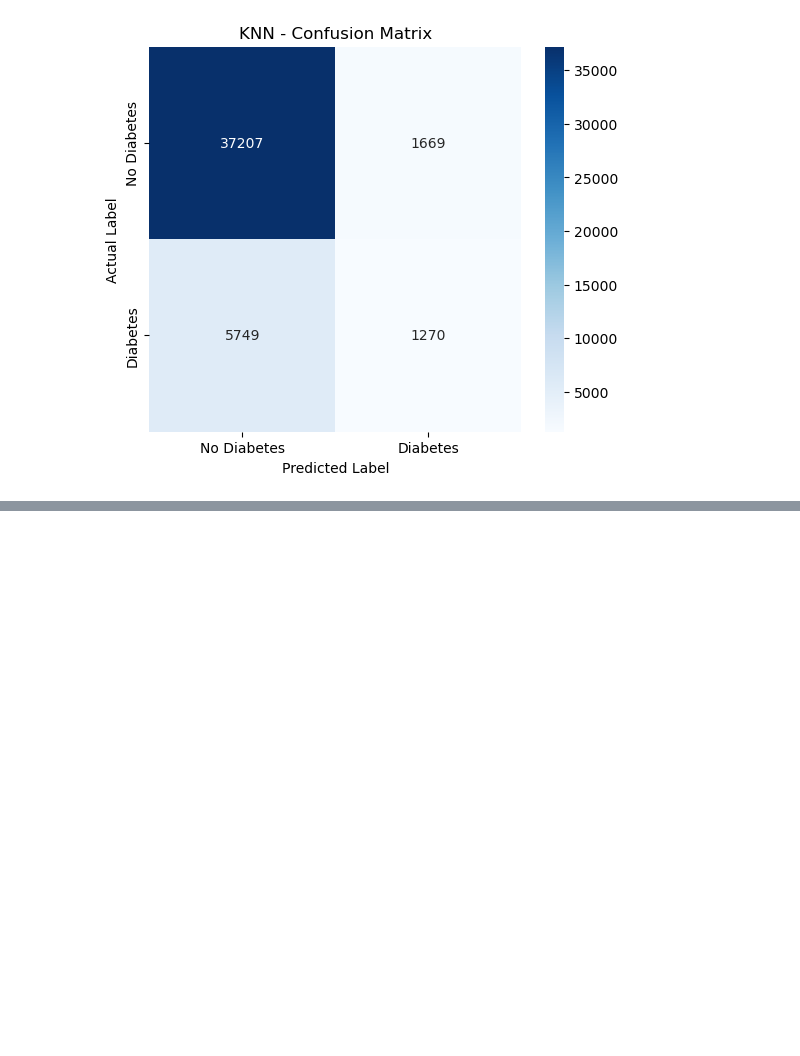
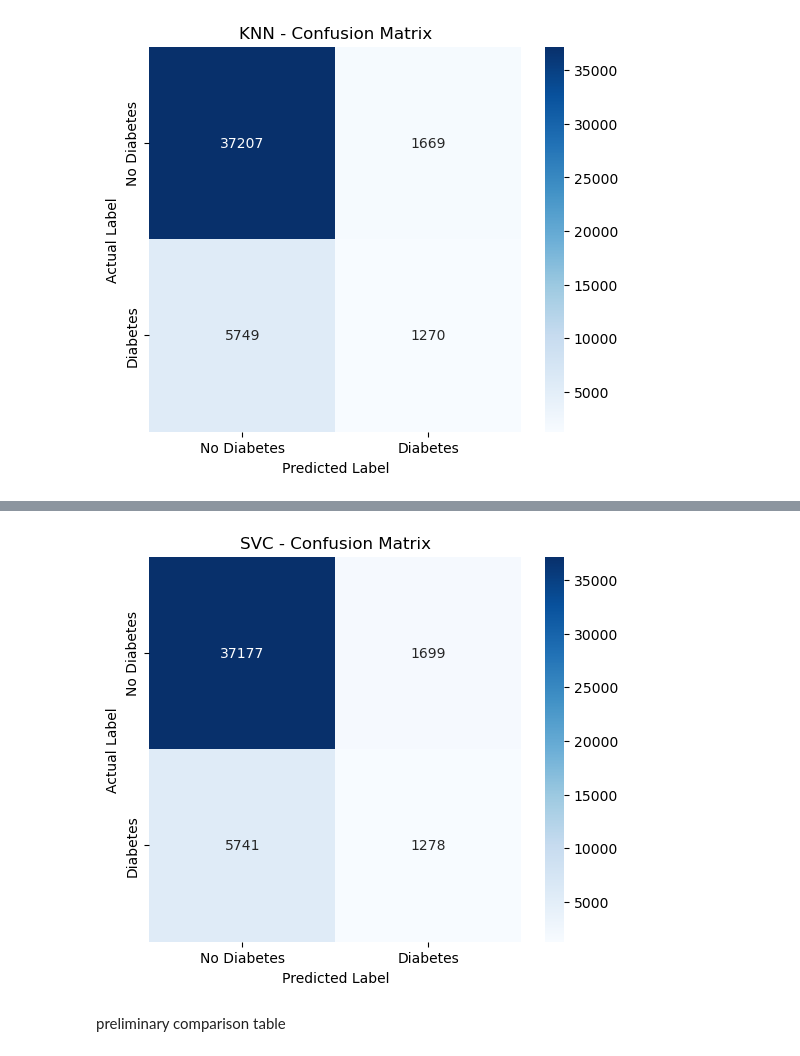
Before and after one commit to kartik815/ML-Diabetes-Case-Study, a Jupyter notebook: notebooks/classification.ipynb, the cells around one changed output, grey strips where cells are left out. Saved outputs shown, nothing was run; the diff lists cells and outputs as text; code cells hidden in the pictures; blank space fills up the shorter version.

```diff
--- a/notebooks/classification.ipynb
+++ b/notebooks/classification.ipynb
@@ -1122,0 +1449,14 @@ plt.show()
+# %%
+# ============================================================
+# 8.3 SVC - FINAL MODEL
+# ============================================================
+
+svc_model = svc_grid.best_estimator_
+
+# Predict on the untouched test set
+y_pred_svc = svc_model.predict(X_test_scaled)
+y_prob_svc = svc_model.predict_proba(X_test_scaled)[:, 1]
+
+print("SVC model trained successfully!")
+print("Selected C:", svc_grid.best_params_["C"])
+print("Selected kernel:", svc_grid.best_params_["kernel"])
@@ -1122,0 +1529,26 @@ plt.show()
+# %%
+# ============================================================
+# 8.6 SVC - CONFUSION MATRIX
+# ============================================================
+
+cm_svc = confusion_matrix(y_test, y_pred_svc)
+
+plt.figure(figsize=(6, 5))
+
+sns.heatmap(
+    cm_svc,
+    annot=True,
+    fmt="d",
+    cmap="Blues",
+    xticklabels=["No Diabetes", "Diabetes"],
+    yticklabels=["No Diabetes", "Diabetes"]
+)
+
+plt.title("SVC - Confusion Matrix")
+plt.xlabel("Predicted Label")
+plt.ylabel("Actual Label")
+plt.show()
+# %% [output]
+[figure, added]
+# %% [markdown]
+preliminary comparison table
```
Also changed, not shown: parts of 38 cells of this notebook.
